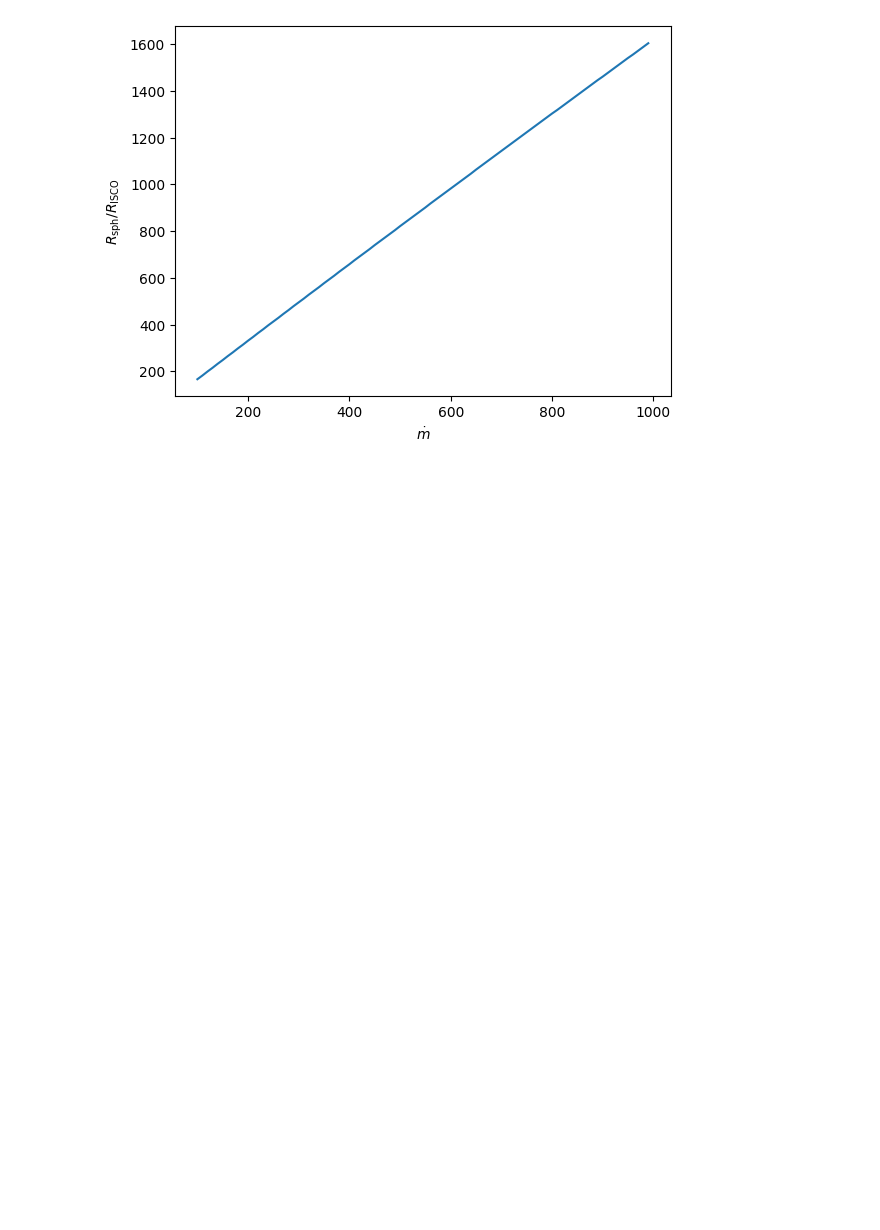
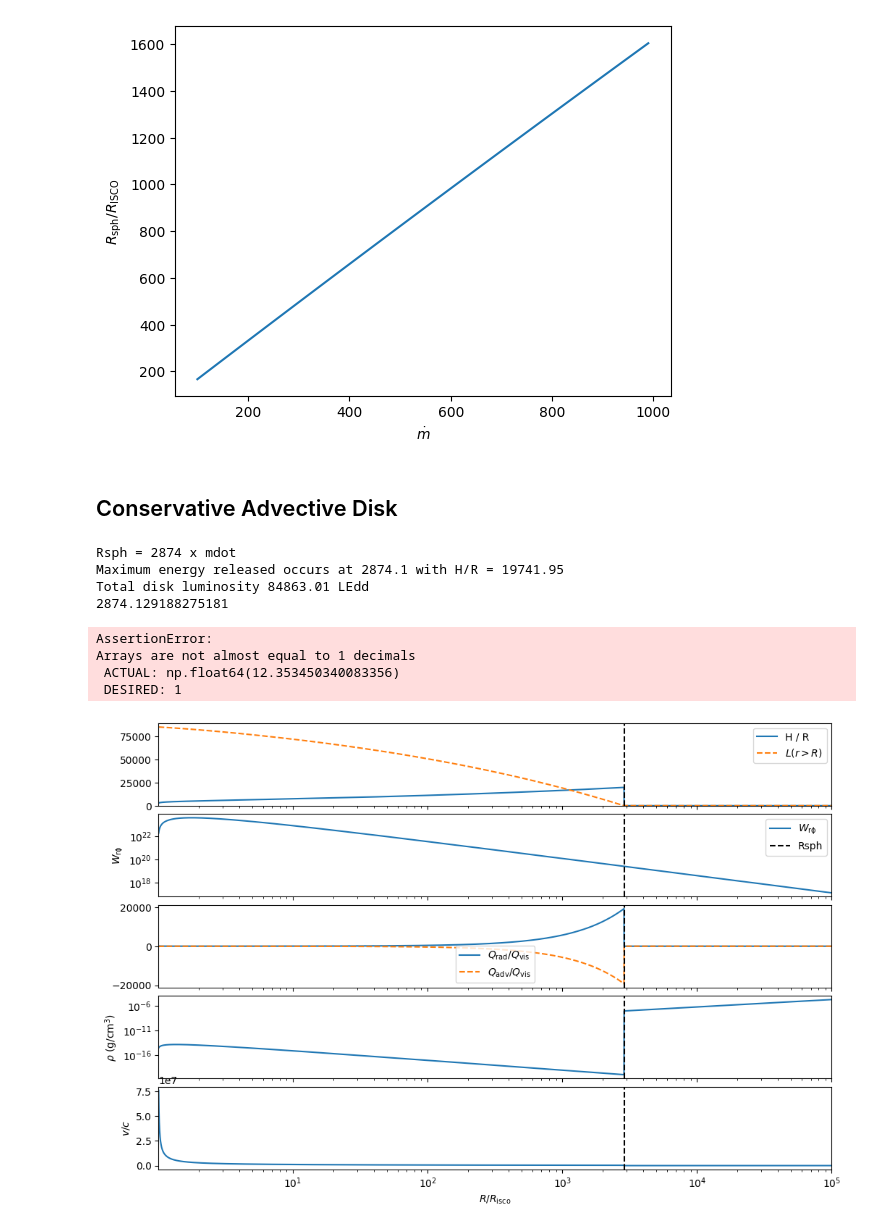
Before and after one commit to andresgur/accretion-disks, a Jupyter notebook: docs/examples.ipynb, the cells around one changed output. Cells and saved outputs as stored; diff of their text form; code cells hidden in the pictures; blank space fills up the shorter version.

```diff
--- a/docs/examples.ipynb
+++ b/docs/examples.ipynb
@@ -91,3 +94,31 @@ np.testing.assert_allclose(Rsphs / disk.CO.Risco / mdots, lipunovaRsph, rtol=1e-
 # %% [output]
 [figure]
 [figure]
+# %% [markdown]
+## Conservative Advective Disk
+# %%
+disk = ConservativeAdvectiveDisk(ConservativeAdvectiveInnerDisk, ShakuraSunyaevDisk, CO=co,
+                                 mdot=1000,
+                        alpha=0.1, Rmin=1.01)
+disk.solve()
+disk.plot()
+
+print(f"Rsph = {disk.Rsph / disk.CO.Risco:.0f} x mdot")
+
+maxQ = np.argmax(disk.Qrad * disk.R**2)
+print("Maximum energy released occurs at", f"{disk.R[maxQ] / disk.CO.Risco:.1f}", f"with H/R = {disk.H[maxQ]/disk.R[maxQ]:.2f}")
+
+print(f"Total disk luminosity {disk.L() / co.LEdd:.2f} LEdd")
+print(disk.Rsph / disk.CO.Risco)
+# if we integrate the disk up to Rsph we find it is equal to LEdd, as expected
+np.testing.assert_almost_equal(disk.L(Rmin=disk.Rsph) / co.LEdd, 1, decimal=1)
+# %% [output]
+Rsph = 2874 x mdot
+Maximum energy released occurs at 2874.1 with H/R = 19741.95
+Total disk luminosity 84863.01 LEdd
+2874.129188275181
+AssertionError:
+Arrays are not almost equal to 1 decimals
+ ACTUAL: np.float64(12.353450340083356)
+ DESIRED: 1
+[figure, added]
```
Also changed, not shown: parts of 6 cells of this notebook.
